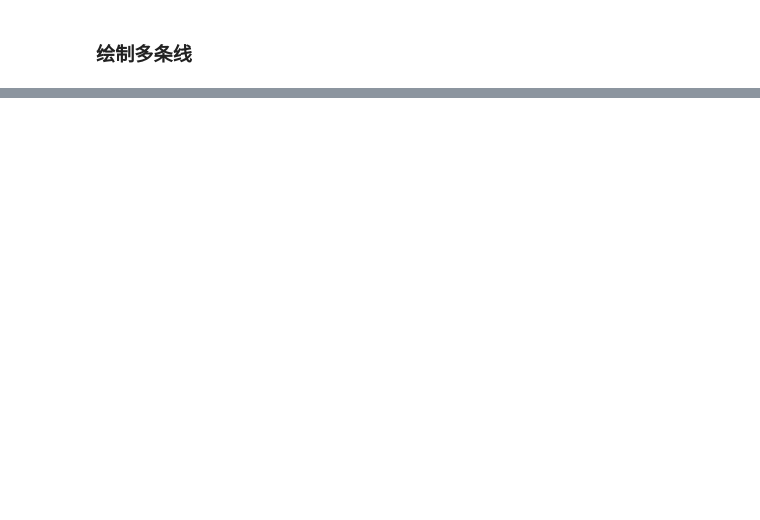
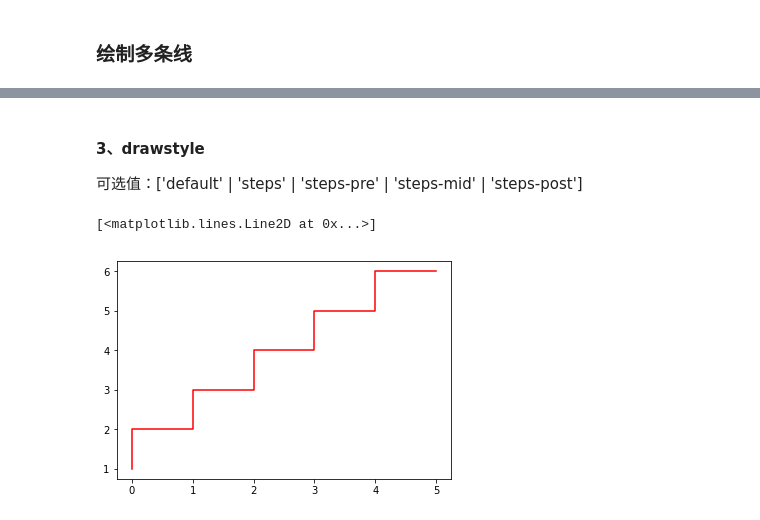
Before and after one commit to PowersYang/Python_data_analysis, a Jupyter notebook: 4、Matplotlib/02、线形图.ipynb, the cells around one changed output, grey strips where cells are left out. Saved outputs shown, nothing was run; the diff lists cells and outputs as text; code cells hidden in the pictures; blank space fills up the shorter version.

```diff
--- a/4、Matplotlib/02、线形图.ipynb
+++ b/4、Matplotlib/02、线形图.ipynb
@@ -64,0 +75,13 @@ Type:      function
+# %% [markdown]
+#### 3、drawstyle
+
+可选值：['default' | 'steps' | 'steps-pre' | 'steps-mid' | 'steps-post']
+# %%
+fig, ax = plt.subplots()
+
+ax.plot([1, 2, 3, 4, 5, 6], color='r', drawstyle='steps')
+
+plt.show()
+# %% [output]
+[<matplotlib.lines.Line2D at 0x...>]
+[figure, added]
```
Also changed, not shown: parts of 11 cells of this notebook, 3 other files.
